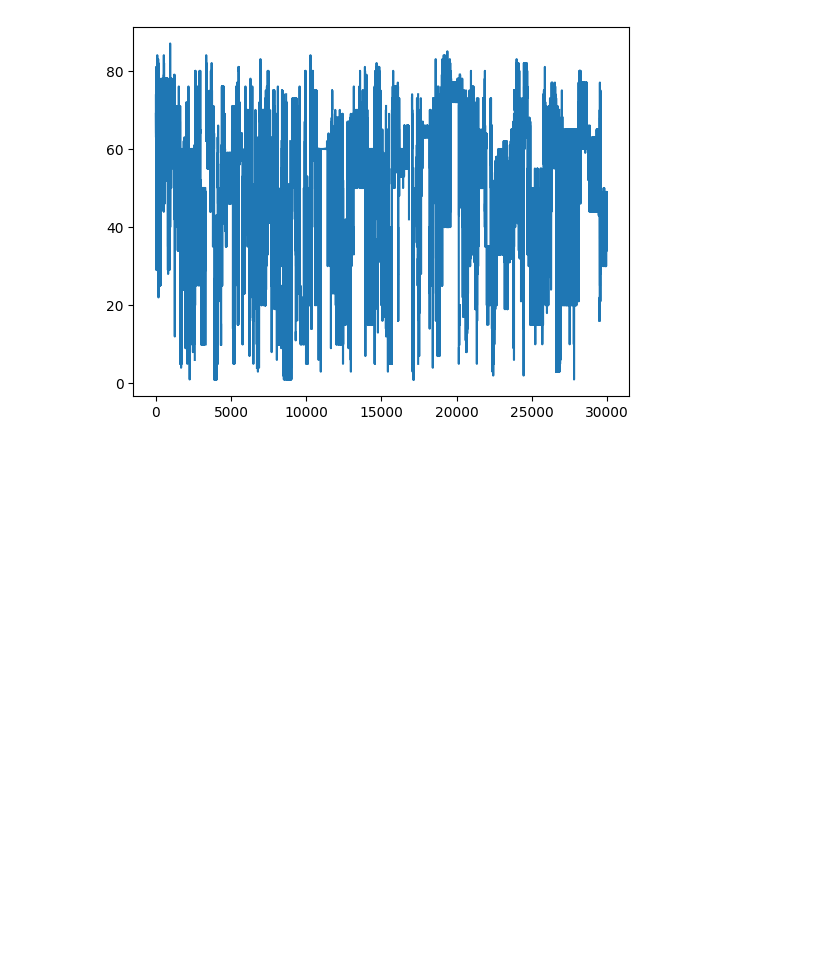
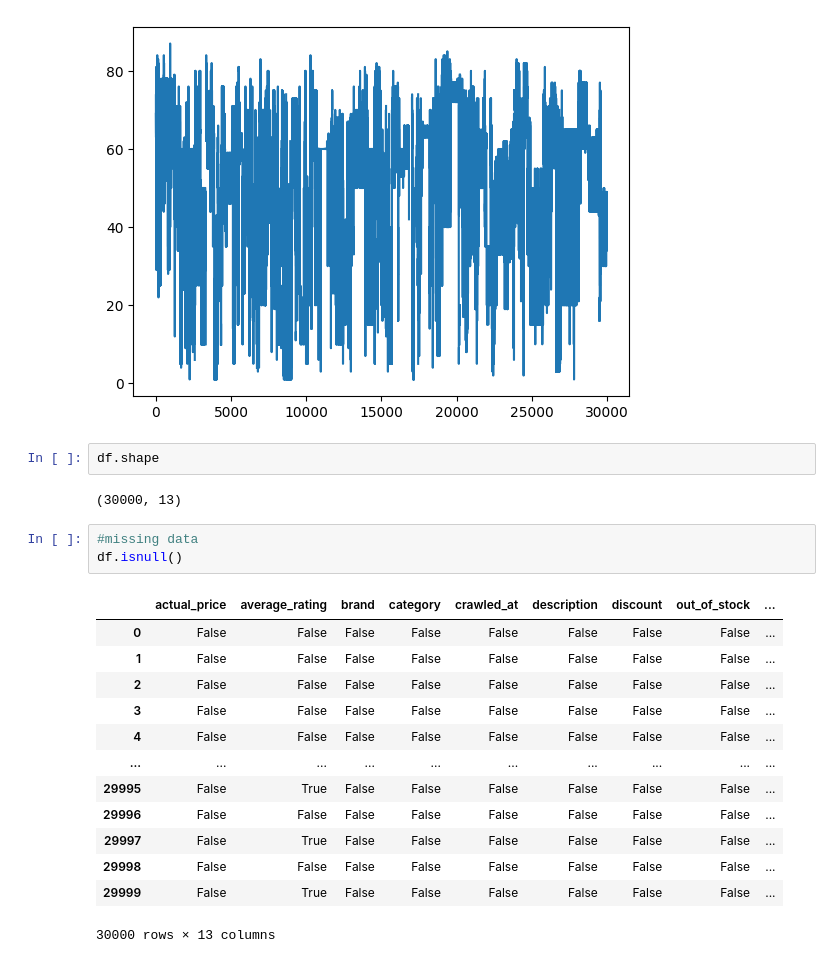
Before and after one commit to AshMaza/python_digipodium, a Jupyter notebook: analysis_2.ipynb, the cells around one changed output. Drawn from its saved outputs; the diff is of its cells as text; blank space fills up the shorter version.

```diff
--- a/analysis_2.ipynb
+++ b/analysis_2.ipynb
@@ -329,3 +368,24 @@ plt.plot(df['discount'])
 # %% [output]
 [<matplotlib.lines.Line2D at 0x...>]
 [figure]
+# %%
+df.shape
+# %% [output]
+(30000, 13)
+# %%
+#missing data
+df.isnull()
+# %% [output]
+|  | actual_price | average_rating | brand | category | crawled_at | description | discount | out_of_stock | ... |
+| 0 | False | False | False | False | False | False | False | False | ... |
+| 1 | False | False | False | False | False | False | False | False | ... |
+| 2 | False | False | False | False | False | False | False | False | ... |
+| 3 | False | False | False | False | False | False | False | False | ... |
+| 4 | False | False | False | False | False | False | False | False | ... |
+| ... | ... | ... | ... | ... | ... | ... | ... | ... | ... |
+| 29995 | False | True | False | False | False | False | False | False | ... |
+| 29996 | False | False | False | False | False | False | False | False | ... |
+| 29997 | False | True | False | False | False | False | False | False | ... |
+| 29998 | False | False | False | False | False | False | False | False | ... |
+| 29999 | False | True | False | False | False | False | False | False | ... |
+30000 rows × 13 columns
```
Also changed, not shown: parts of 18 cells of this notebook.
